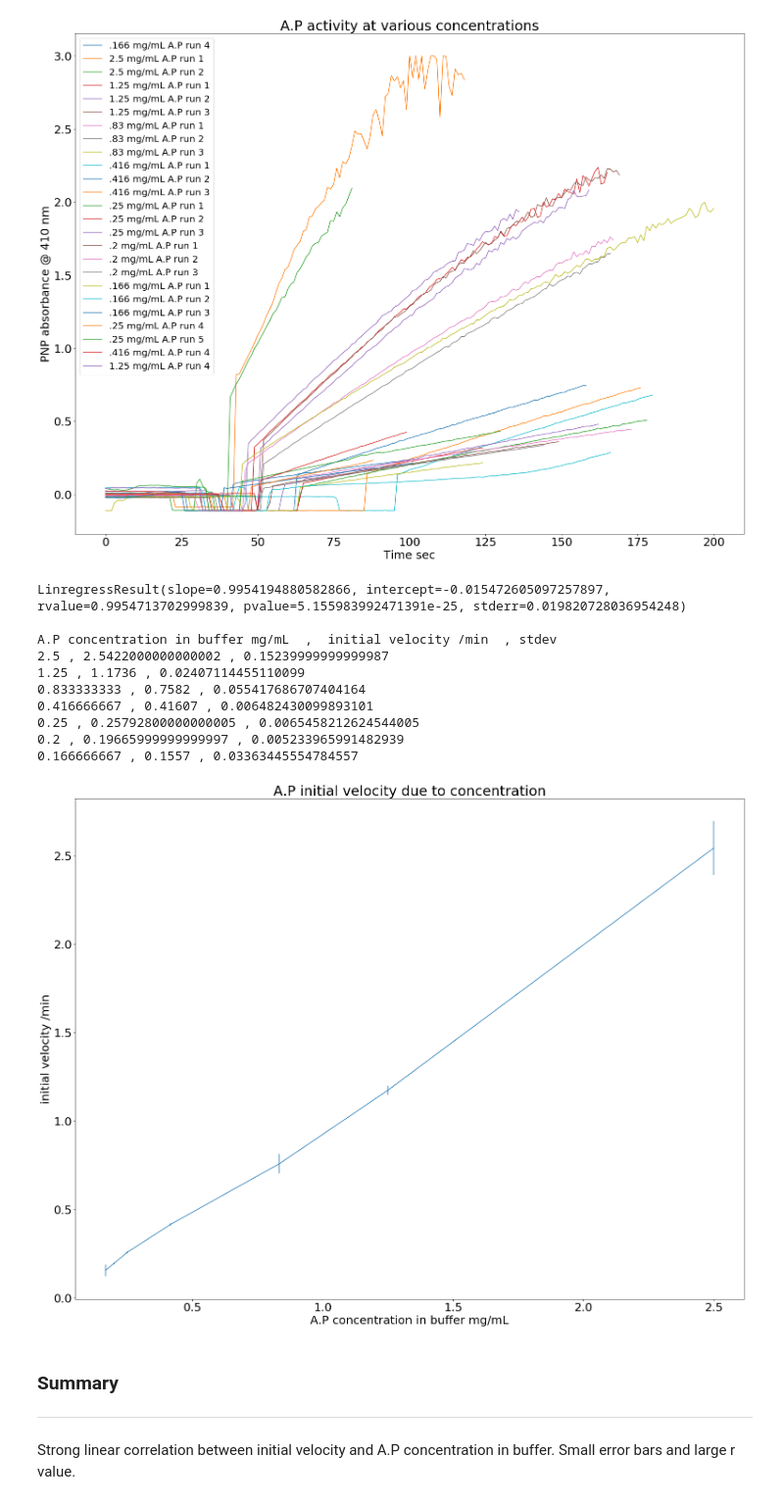
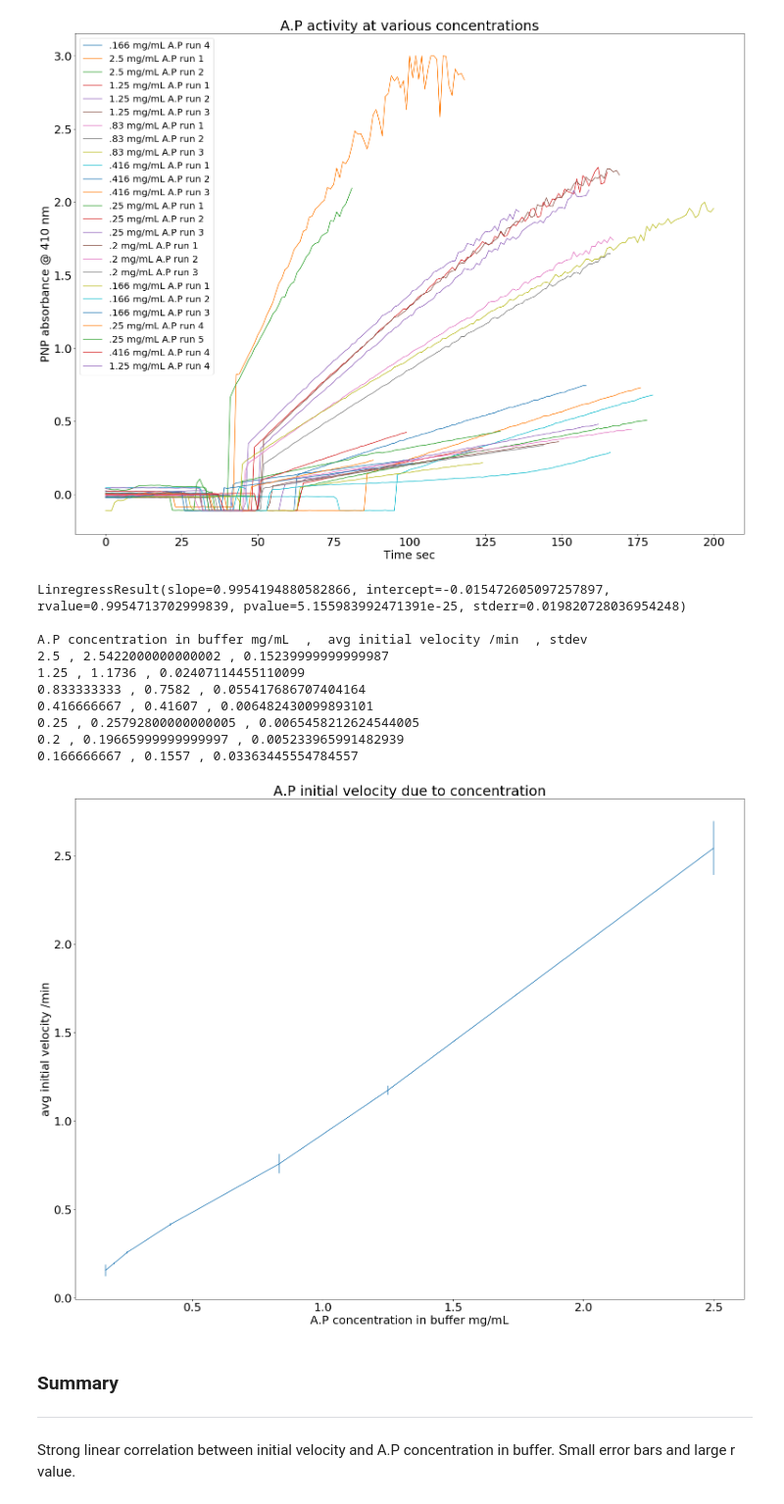
Before and after one commit to jjas0nn/alkaline_phosphatase_thermostability, a Jupyter notebook: 17052018.ipynb, the cells around one changed output. Shown at 98% size. Drawn from its saved outputs; the diff is of its cells as text; code cells hidden in the pictures.

```diff
--- a/17052018.ipynb
+++ b/17052018.ipynb
@@ -86,37 +85,37 @@ for key,val in csvdict.items():
     val=list(map(float, [a for a in val if a]))
     csvdict[key]=val
 coord=list(zip(csvdict[header[0]],csvdict[header[1]]))
 meanval=[]
 stdev=[]
 coord_dict=defaultdict(list)
 for x,y in coord:
     coord_dict[x].append(y)
 for key,val in coord_dict.items():
     meanval.append(np.mean(val))
     stdev.append(np.std(val))
 xval=list(coord_dict.keys())
 plt.errorbar(xval,meanval,stdev)
 plt.xlabel("A.P concentration in buffer mg/mL")
-plt.ylabel("initial velocity /min")
+plt.ylabel("avg initial velocity /min")
 plt.title("A.P initial velocity due to concentration")
 plt.rcParams["figure.figsize"] = [26,20]
 plt.rcParams.update({'font.size': 25})
 print(linregress(csvdict[header[0]],csvdict[header[1]]),"\n")
-print("A.P concentration in buffer mg/mL", " , ", "initial velocity /min", " , " "stdev")
+print("A.P concentration in buffer mg/mL", " , ", "avg initial velocity /min", " , " "stdev")
 for x,y,z in zip(xval,meanval,stdev):
     print(x,",",y,",",z)
 # %% [output]
 LinregressResult(slope=0.9954194880582866, intercept=-0.015472605097257897, rvalue=0.9954713702999839, pvalue=5.155983992471391e-25, stderr=0.019820728036954248)
 
-A.P concentration in buffer mg/mL  ,  initial velocity /min  , stdev
+A.P concentration in buffer mg/mL  ,  avg initial velocity /min  , stdev
 2.5 , 2.5422000000000002 , 0.15239999999999987
 1.25 , 1.1736 , 0.02407114455110099
 0.833333333 , 0.7582 , 0.055417686707404164
 0.416666667 , 0.41607 , 0.006482430099893101
 0.25 , 0.25792800000000005 , 0.0065458212624544005
 0.2 , 0.19665999999999997 , 0.005233965991482939
 0.166666667 , 0.1557 , 0.03363445554784557
-[figure, old version]
+[figure, new version]
 # %% [markdown]
 ### Summary
 ***
```
Also changed, not shown: parts of 2 cells of this notebook, 5 other files.
